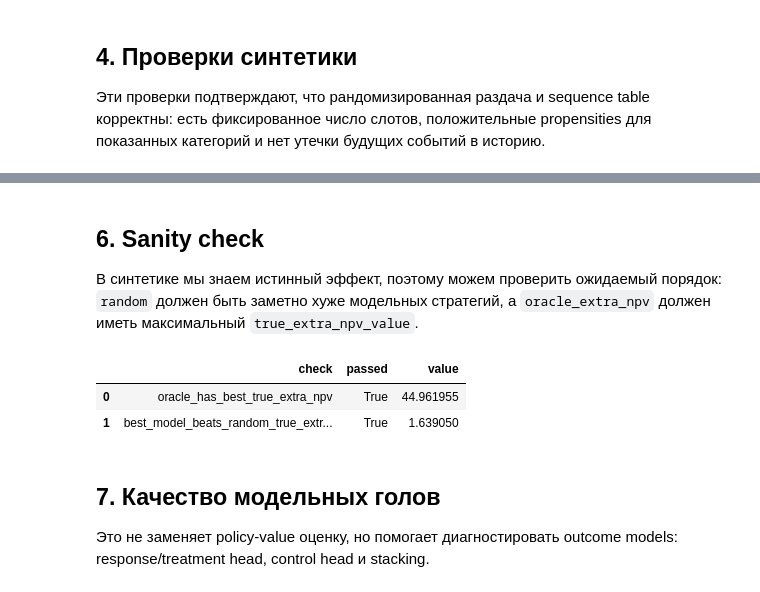
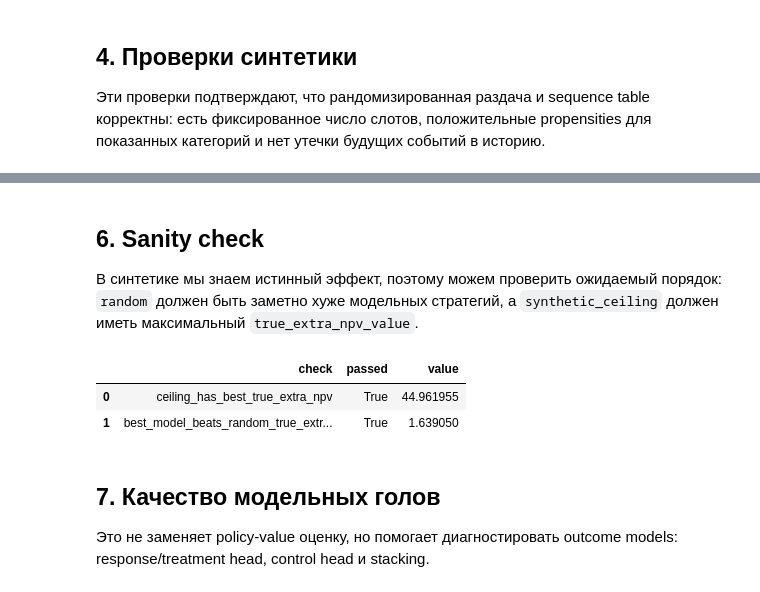
Before and after one commit to anday2004/jmlc-crosssell-ml-prio-synthetic, a Jupyter notebook: notebooks/demo.ipynb, the cells around one changed output, grey strips where cells are left out. Drawn from its saved outputs; the diff is of its cells as text; code cells hidden in the pictures.

```diff
--- a/notebooks/demo.ipynb
+++ b/notebooks/demo.ipynb
@@ -143,40 +143,40 @@ evaluation_test.round(4)
 # %% [markdown]
 ## 6. Sanity check
 
-В синтетике мы знаем истинный эффект, поэтому можем проверить ожидаемый порядок: `random` должен быть заметно хуже модельных стратегий, а `oracle_extra_npv` должен иметь максимальный `true_extra_npv_value`.
+В синтетике мы знаем истинный эффект, поэтому можем проверить ожидаемый порядок: `random` должен быть заметно хуже модельных стратегий, а `synthetic_ceiling` должен иметь максимальный `true_extra_npv_value`.
 # %%
 ev = results["evaluation"]
 random_true = float(ev.loc[ev["policy_name"] == "random", "true_extra_npv_value"].iloc[0])
-oracle_true = float(ev.loc[ev["policy_name"] == "oracle_extra_npv", "true_extra_npv_value"].iloc[0])
+ceiling_true = float(ev.loc[ev["policy_name"] == "synthetic_ceiling", "true_extra_npv_value"].iloc[0])
 model_names = [
     "response_model",
     "extra_npv_model",
     "response_transformer",
     "extra_npv_transformer",
     "response_stacked",
     "extra_npv_stacked",
 ]
 model_true_max = float(ev.loc[ev["policy_name"].isin(model_names), "true_extra_npv_value"].max())
 
 sanity = pd.DataFrame(
     [
         {
-            "check": "oracle_has_best_true_extra_npv",
-            "passed": oracle_true == float(ev["true_extra_npv_value"].max()),
-            "value": oracle_true,
+            "check": "ceiling_has_best_true_extra_npv",
+            "passed": ceiling_true == float(ev["true_extra_npv_value"].max()),
+            "value": ceiling_true,
         },
         {
             "check": "best_model_beats_random_true_extra_npv_by_35pct",
             "passed": model_true_max > random_true * 1.35,
             "value": model_true_max / random_true,
         },
     ]
 )
 
 sanity
 # %% [output]
 |  | check | passed | value |
-| 0 | oracle_has_best_true_extra_npv | True | 44.961955 |
+| 0 | ceiling_has_best_true_extra_npv | True | 44.961955 |
 | 1 | best_model_beats_random_true_extr... | True | 1.639050 |
 # %% [markdown]
 ## 7. Качество модельных голов
```
Also changed, not shown: parts of 6 cells of this notebook, 21 other files.
